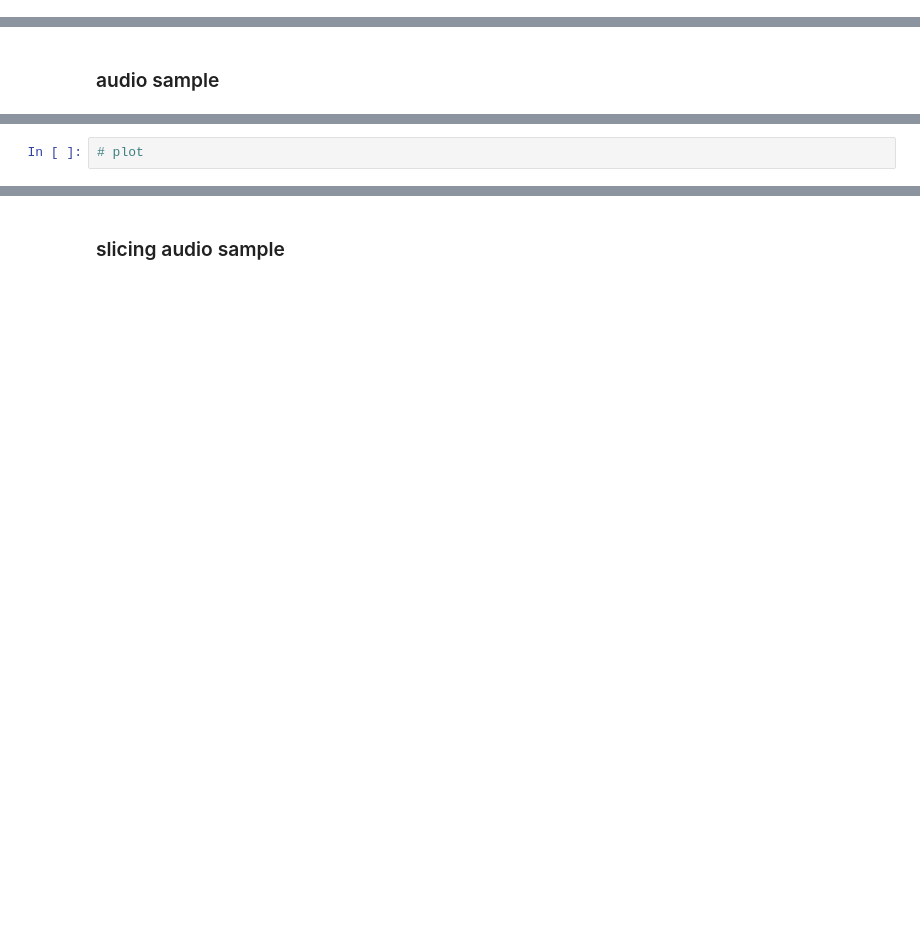
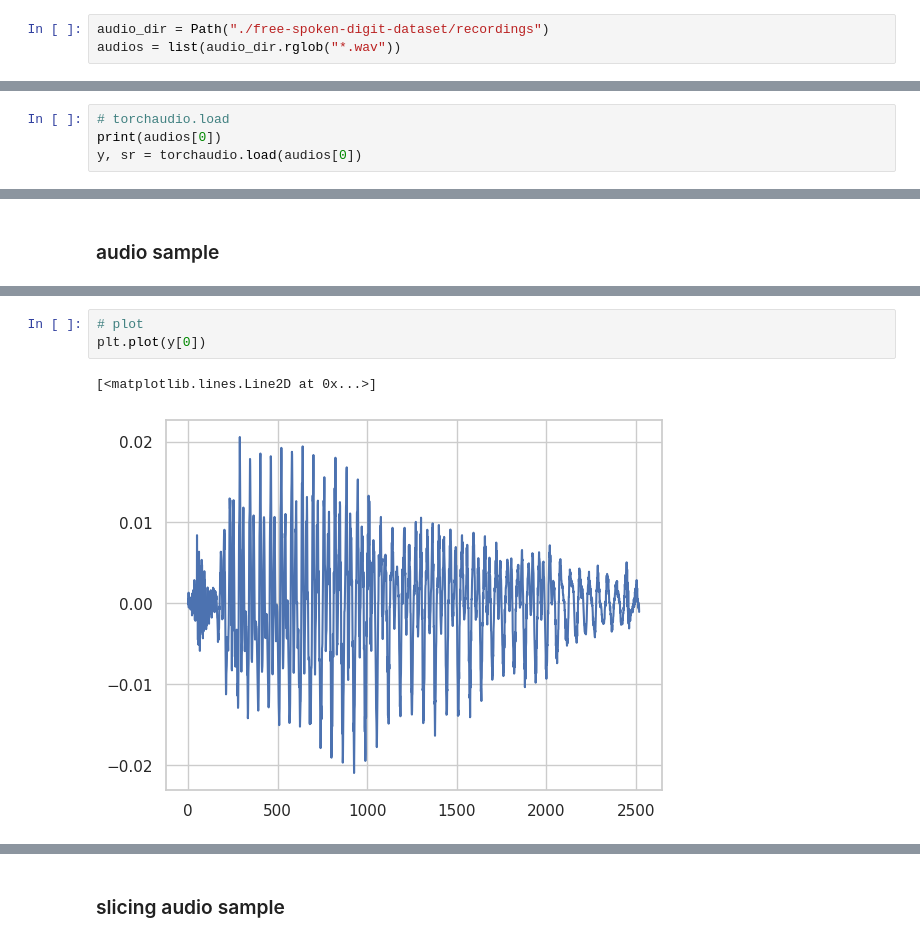
Before and after one commit to dbstj1231/2023_AI_Academy_ASR, a Jupyter notebook: 1_audio_file_handling.ipynb, the cells around one changed output, grey strips where cells are left out. Drawn from its saved outputs; the diff is of its cells as text; blank space fills up the shorter version.

```diff
--- a/1_audio_file_handling.ipynb
+++ b/1_audio_file_handling.ipynb
@@ -54,2 +64,5 @@ The test set officially consists of the first 10% of the recordings. Recordings
+# %%
+audio_dir = Path("./free-spoken-digit-dataset/recordings")
+audios = list(audio_dir.rglob("*.wav"))
 # %%
 # show audios
@@ -100,0 +193,4 @@ waveform, sample_rate = torchaudio.load(SAMPLE_WAV)
+# %%
+# torchaudio.load
+print(audios[0])
+y, sr = torchaudio.load(audios[0])
@@ -136,2 +273,6 @@ python의 `Slicing`을 통해 특정구간을 확대하여 확인 가능
 # %%
 # plot
+plt.plot(y[0])
+# %% [output]
+[<matplotlib.lines.Line2D at 0x...>]
+[figure, added]
```
Also changed, not shown: parts of 72 cells of this notebook, 2 other files.
